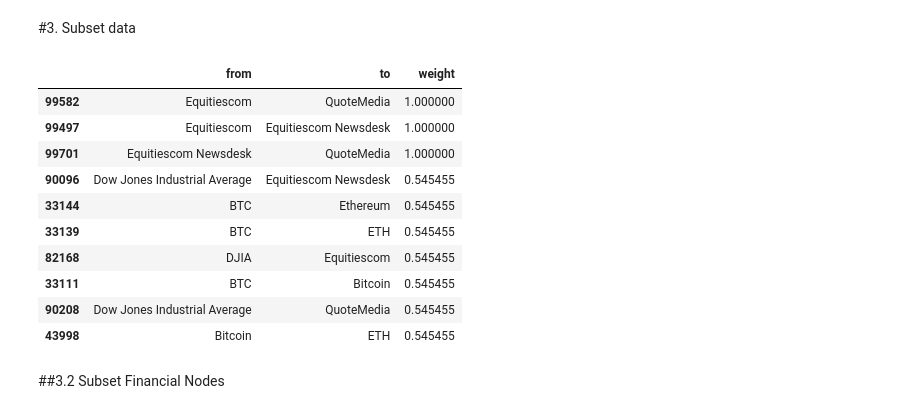
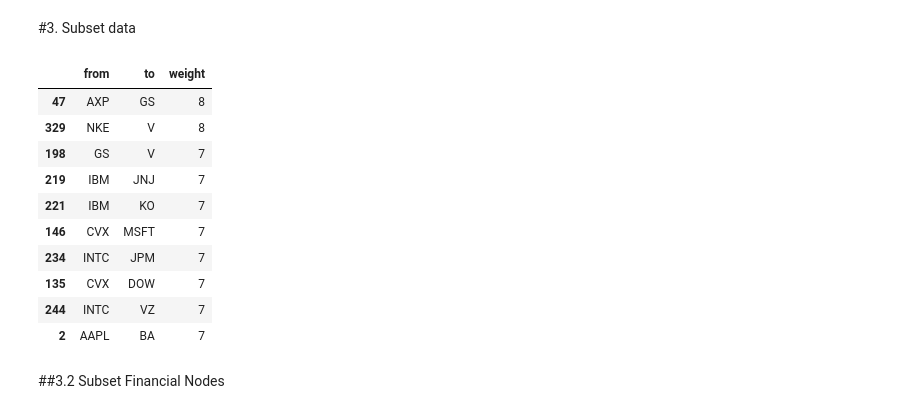
Before and after one commit to jnrkufuor/apollo, a Jupyter notebook: notebooks/Graph.ipynb, the cells around one changed output. Drawn from its saved outputs; the diff is of its cells as text; code cells hidden in the pictures.

```diff
--- a/notebooks/Graph.ipynb
+++ b/notebooks/Graph.ipynb
@@ -29,9 +25,12 @@ Mounted at /content/drive
 
 ##2.1 Load News Data
 # %%
-df_articles =  pd.read_csv('/content/drive/My Drive/Colab Notebooks/googlenews1000.csv')
+#df_articles =  pd.read_csv('/content/drive/My Drive/Colab Notebooks/googlenews1000.csv')
 
-df_links = pd.read_csv('/content/drive/My Drive/Colab Notebooks/df_links_att2.csv')
+#df_links = pd.read_csv('/content/drive/My Drive/Colab Notebooks/df_links_att2.csv')
+df_links = pd.read_csv('../data/df_links_2011_2015.csv')
 print(len(df_links.index))
-df_articles['datetime'] = pd.to_datetime(df_articles['datetime'])
+
+#hyperparamaters
+weight_criteria = 6
 # %% [output]
@@ -82,31 +84,28 @@ df_corr_vol.columns = {"from","to","correlation"}
 # %% [markdown]
 #3. Subset data
 # %%
-#date = '2020-03-26'
-#df_links = df_links[df_links['date']==date]
+#Subset mews data. Count all links and store under weight column
 df_links = df_links.groupby(['from', 'to']).size().reset_index()
-df_links.rename(columns={0: 'count'}, inplace=True)
-#df_links = df_links[df_links['count'] > 1] #uncomment if necessary
+df_links.rename(columns={0: 'weight'}, inplace=True)
 df_links.reset_index(drop=True, inplace=True)
-df_links['weight'] = df_links['count']
-#df_links['weight'].hist(bins=max(df_links['weight']))
 # %%
 #normalize values and create co-mention matrix
-df_links['weight'] =(df_links['weight']-df_links['weight'].min())/(df_links['weight'].max()-df_links['weight'].min())
+#df_links['weight'] =(df_links['weight']-df_links['weight'].min())/(df_links['weight'].max()-df_links['weight'].min())
+df_links = df_links[df_links['weight'] > weight_criteria]
 # %%
-df_links[['from', 'to', 'weight']].sort_values('weight', ascending=False).head(10)
+df_links[['from', 'to', 'weight']].sort_values('weight', ascending=False).tail(10)
 # %% [output]
 |  | from | to | weight |
-| 99582 | Equitiescom | QuoteMedia | 1.000000 |
-| 99497 | Equitiescom | Equitiescom Newsdesk | 1.000000 |
-| 99701 | Equitiescom Newsdesk | QuoteMedia | 1.000000 |
-| 90096 | Dow Jones Industrial Average | Equitiescom Newsdesk | 0.545455 |
-| 33144 | BTC | Ethereum | 0.545455 |
-| 33139 | BTC | ETH | 0.545455 |
-| 82168 | DJIA | Equitiescom | 0.545455 |
-| 33111 | BTC | Bitcoin | 0.545455 |
-| 90208 | Dow Jones Industrial Average | QuoteMedia | 0.545455 |
-| 43998 | Bitcoin | ETH | 0.545455 |
+| 47 | AXP | GS | 8 |
+| 329 | NKE | V | 8 |
+| 198 | GS | V | 7 |
+| 219 | IBM | JNJ | 7 |
+| 221 | IBM | KO | 7 |
+| 146 | CVX | MSFT | 7 |
+| 234 | INTC | JPM | 7 |
+| 135 | CVX | DOW | 7 |
+| 244 | INTC | VZ | 7 |
+| 2 | AAPL | BA | 7 |
 # %% [markdown]
 ##3.2 Subset Financial Nodes
 # %%
```
Also changed, not shown: parts of 16 cells of this notebook, 15 other files.
